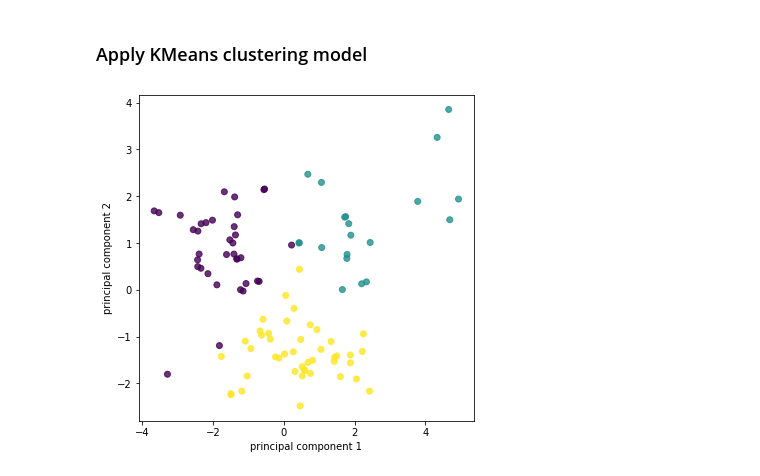
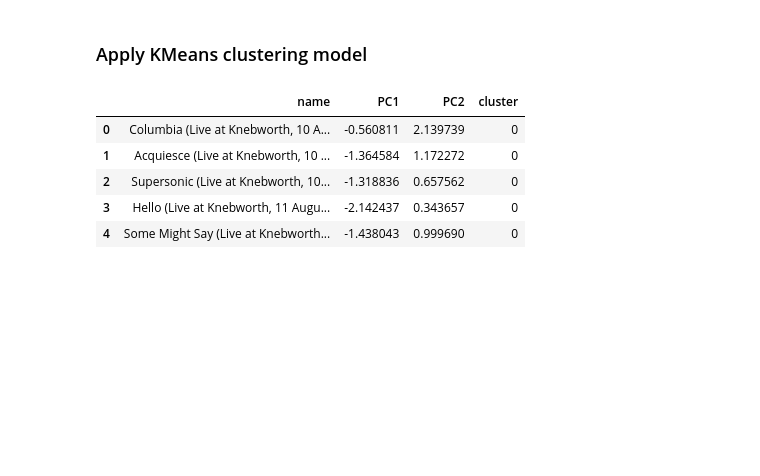
Before and after one commit to ShunOyama/Spotify_API, a Jupyter notebook: src/notebook/spotify_Oasis_clustering.ipynb, the cells around one changed output. Cells and saved outputs as stored; diff of their text form; code cells hidden in the pictures; blank space fills up the shorter version.

Commit message:
updated EDA and module and started PCA and Clustering

```diff
--- a/src/notebook/spotify_Oasis_clustering.ipynb
+++ b/src/notebook/spotify_Oasis_clustering.ipynb
@@ -85,14 +89,14 @@ plt.show()
 # %%
 model = KMeans(n_clusters=3, random_state=1)
 model.fit(pca_df)
 cluster = model.labels_
 pca_df['cluster'] = cluster
-
-
-plt.figure(figsize=(6, 6))
-plt.scatter(feature[:, 0], feature[:, 1], alpha=0.8, c=cluster)
-plt.xlabel('principal component 1')
-plt.ylabel('principal component 2')
-plt.show()
+pca_df.insert(0, 'name', filtered_top_tracks_df['name'])
+pca_df.head()
 # %% [output]
-[figure, removed]
+|  | name | PC1 | PC2 | cluster |
+| 0 | Columbia (Live at Knebworth, 10 A... | -0.560811 | 2.139739 | 0 |
+| 1 | Acquiesce (Live at Knebworth, 10 ... | -1.364584 | 1.172272 | 0 |
+| 2 | Supersonic (Live at Knebworth, 10... | -1.318836 | 0.657562 | 0 |
+| 3 | Hello (Live at Knebworth, 11 Augu... | -2.142437 | 0.343657 | 0 |
+| 4 | Some Might Say (Live at Knebworth... | -1.438043 | 0.999690 | 0 |
```
Also changed, not shown: parts of 3 cells of this notebook.
